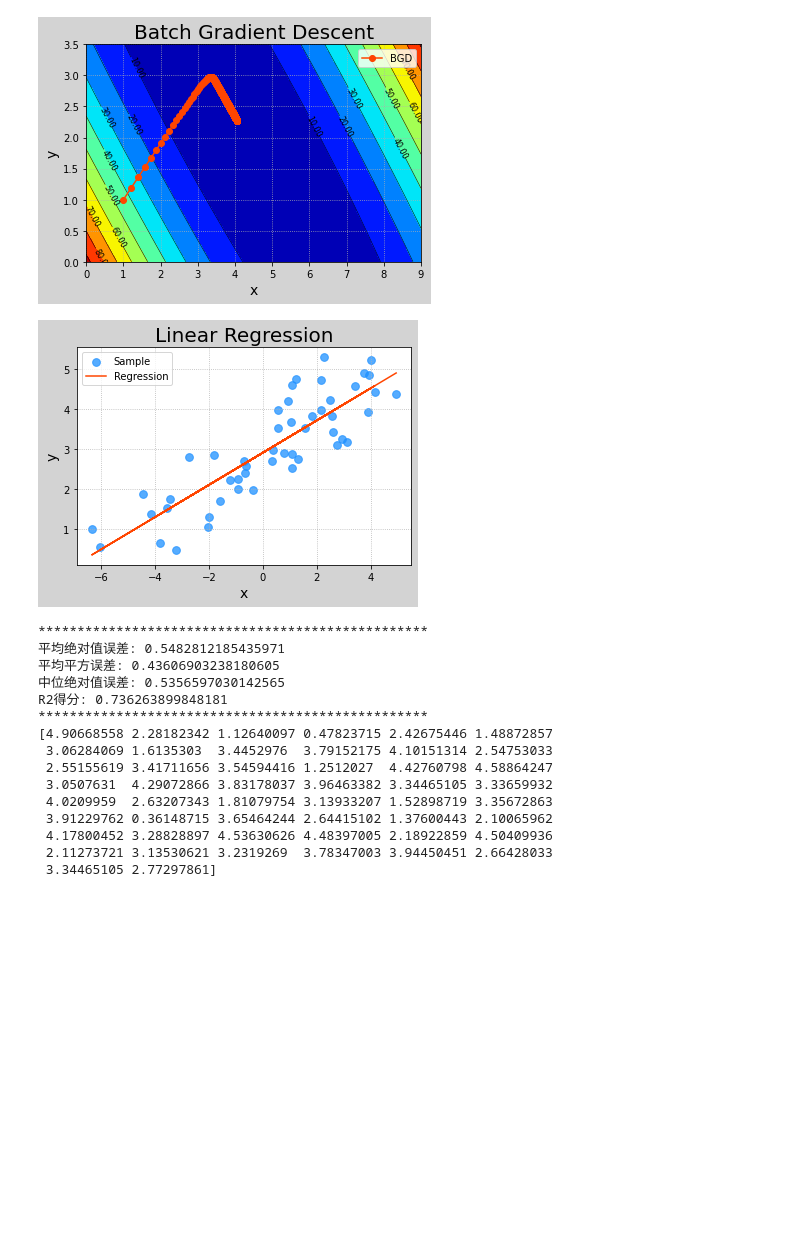
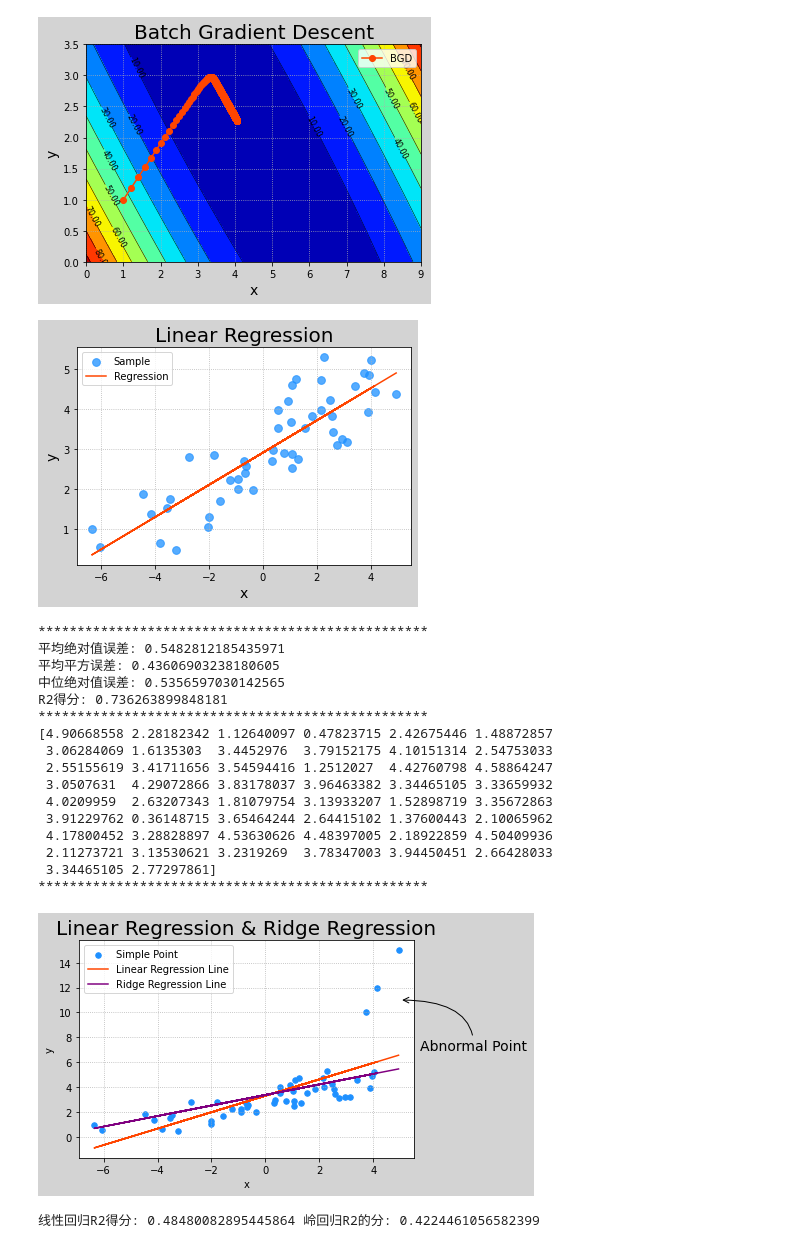
Before and after one commit to wyhfc123/dataAnalysis_2022_1_24, a Jupyter notebook: machine_learning(sklearn).ipynb, the cells around one changed output. Cells and saved outputs as stored; diff of their text form; code cells hidden in the pictures; blank space fills up the shorter version.

```diff
--- a/machine_learning(sklearn).ipynb
+++ b/machine_learning(sklearn).ipynb
@@ -515,7 +515,7 @@ plt.show()
             import sklearn.linear_model as lm
             - 创建模型
                 - model = lm.LinearRegression()
-                - model.fit(input, output)      通过梯度下降法计算模型参数
+                - model.fit(input, output)      通过梯度下降法计算模型参数(训练模型)
                     - input             输入为一个二维数组表示的样本矩阵
                     - output            输出为每个样本最终的结果(一维数组)
                 - model.predict(array)          预测输出
@@ -564,6 +564,7 @@ plt.show()
 import sklearn.linear_model as lm
 import numpy as np
 from matplotlib import pyplot as plt
+
 #采集数据
 x, y = np.loadtxt("./ml_data/single.txt", delimiter=",", unpack=True, usecols=(0, 1))
 #将维度转为二维数据(其中每列为特征数据:sklearn规定)
@@ -587,48 +588,89 @@ plt.plot(x, predict_y, c='orangered', label='Regression')
 plt.legend()
 plt.show()
 
+print("*" * 50)
+import sklearn.metrics as sm
 
-print("*"*50)
-import sklearn.metrics as sm
 '''评估训练结果误差（metrics）'''
 # 平均绝对值误差：1/m∑|实际输出-预测输出|
 print("平均绝对值误差: {}".format(sm.mean_absolute_error(y, predict_y)))
 # 平均平方误差：SQRT(1/mΣ(实际输出-预测输出)^2)
-print("平均平方误差: {}".format(sm.mean_squared_error(y,predict_y)))
+print("平均平方误差: {}".format(sm.mean_squared_error(y, predict_y)))
 # 中位绝对值误差：MEDIAN(|实际输出-预测输出|)
 print("中位绝对值误差: {}".format(sm.median_absolute_error(y, predict_y)))
 # R2得分，(0,1]区间的分值。分数越高，误差越小。
-print("R2得分: {}".format(sm.r2_score(y,predict_y)))
+print("R2得分: {}".format(sm.r2_score(y, predict_y)))
 
-
-
-print("*"*50)
+print("*" * 50)
 '''模型的保存和加载'''
 import pickle
-with open("sklearn_data/linear.pkl","wb") as f:
+
+with open("sklearn_data/linear.pkl", "wb") as f:
     #保存模型对象
-    pickle.dump(model,f)
+    pickle.dump(model, f)
 
-with open("sklearn_data/linear.pkl","rb") as f:
+with open("sklearn_data/linear.pkl", "rb") as f:
     #加载模型对象
     model = pickle.load(f)
     predict_y = model.predict(x)
     print(predict_y)
-#岭回归
+
+print("*" * 50)
+#岭回归(特殊的线性回归,弱化异常值对整体样本的影响,使拟合直线更加匹配正常样本)
+
+x, y = np.loadtxt("./ml_data/abnormal.txt", delimiter=",", unpack=True, usecols=(0, 1))
+x = x.reshape(-1, 1)
+#使用线性回归
+model = lm.LinearRegression()
+
+model.fit(x, y)
+predict_y1 = model.predict(x)
+#使用岭回归
+model = lm.Ridge(210,fit_intercept=True,max_iter=10000) #若alpha为0，则为线性回归
+model.fit(x,y)
+predict_y2 = model.predict(x)
+
+plt.figure("Linear Regression & Ridge Regression", facecolor="lightgray")
+plt.title("Linear Regression & Ridge Regression", fontdict={"fontsize": 20})
+plt.grid(linestyle=":")
+plt.xlabel("x")
+plt.ylabel("y")
+#绘制原始样本点分布
+plt.scatter(x, y, s=30, c="dodgerblue", marker="o", label="Simple Point")
+plt.plot(x, predict_y1, c="orangered", label="Linear Regression Line")
+plt.plot(x,predict_y2,c="purple",label ="Ridge Regression Line")
+#绘制异常点指向
+plt.annotate("Abnormal Point",xycoords="data",xy=(5,11),textcoords="offset points",
+             xytext=(20,-50),fontsize=14,arrowprops=dict(
+            arrowstyle="->",
+            connectionstyle="angle3")
+             )
+
+
+
+
+plt.legend()
+plt.show()
+#计算线性回归及岭回归的得分(得分的高低根据测试样本来定，而不是下面的训练样本)
+#在正常样本中(不含异常值)，岭回归得分会比线性回归得分高
+print("线性回归R2得分: {} 岭回归R2得分: {}".format(sm.r2_score(y,predict_y1),sm.r2_score(y,predict_y2)))
 # %% [output]
 [figure]
 **************************************************
 平均绝对值误差: 0.5482812185435971
 平均平方误差: 0.43606903238180605
 中位绝对值误差: 0.5356597030142565
 R2得分: 0.736263899848181
 **************************************************
 [4.90668558 2.28182342 1.12640097 0.47823715 2.42675446 1.48872857
  3.06284069 1.6135303  3.4452976  3.79152175 4.10151314 2.54753033
  2.55155619 3.41711656 3.54594416 1.2512027  4.42760798 4.58864247
  3.0507631  4.29072866 3.83178037 3.96463382 3.34465105 3.33659932
  4.0209959  2.63207343 1.81079754 3.13933207 1.52898719 3.35672863
  3.91229762 0.36148715 3.65464244 2.64415102 1.37600443 2.10065962
  4.17800452 3.28828897 4.53630626 4.48397005 2.18922859 4.50409936
  2.11273721 3.13530621 3.2319269  3.78347003 3.94450451 2.66428033
  3.34465105 2.77297861]
+**************************************************
+[figure, added]
+线性回归R2得分: 0.48480082895445864 岭回归R2的分: 0.4224461056582399
```
Also changed, not shown: parts of 2 cells of this notebook, 2 other files.
